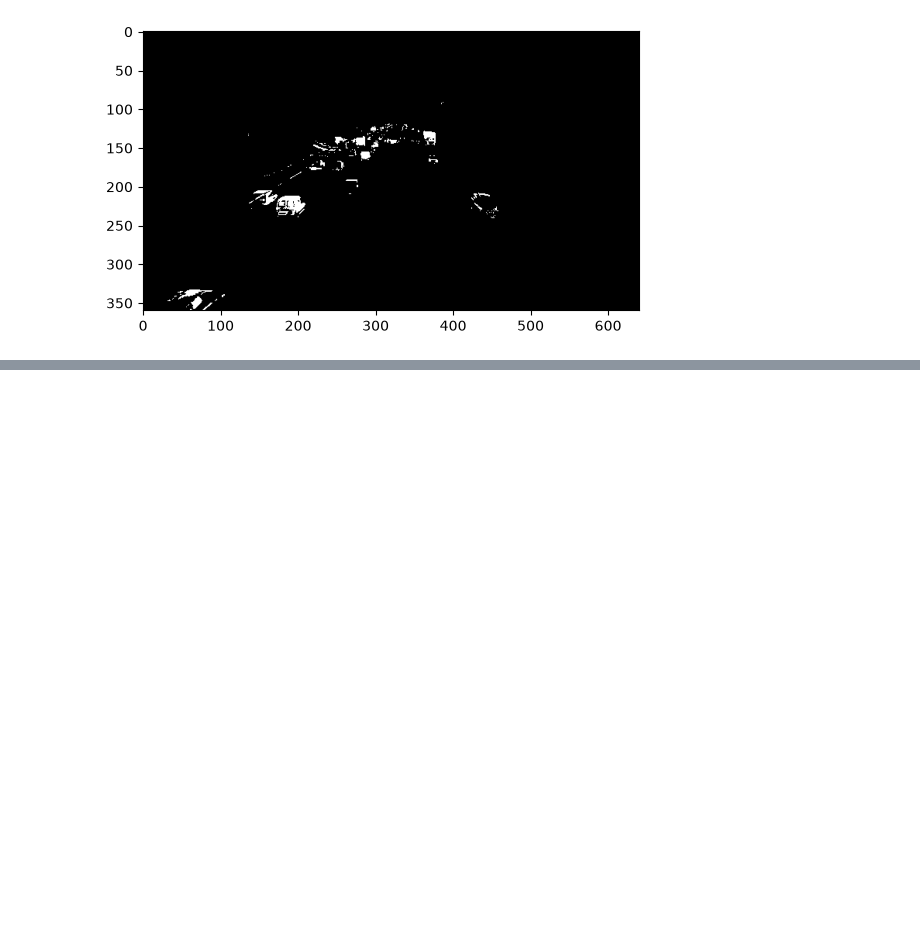
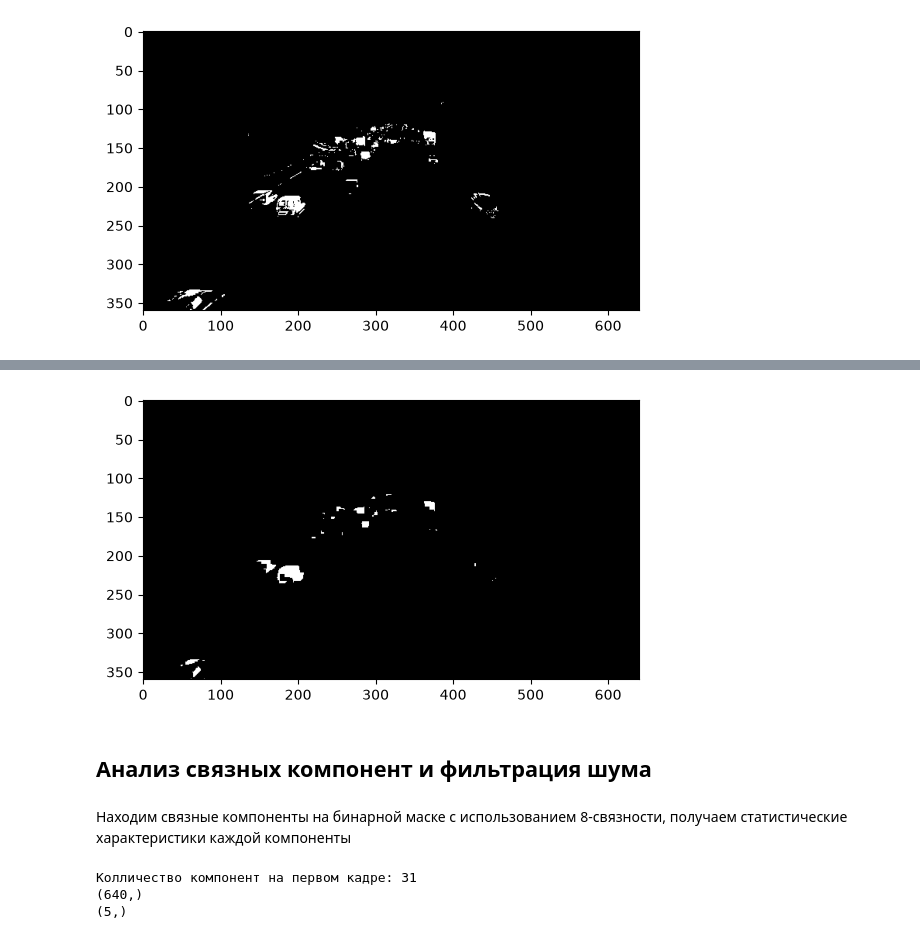
Before and after one commit to CondoR-R/university, a Jupyter notebook: английский/lab_1/lab_1.ipynb, the cells around one changed output, grey strips where cells are left out. Cells and saved outputs as stored; diff of their text form; code cells hidden in the pictures; blank space fills up the shorter version.

```diff
--- a/английский/lab_1/lab_1.ipynb
+++ b/английский/lab_1/lab_1.ipynb
@@ -68,0 +86,40 @@ plt.show()
+# %%
+kernel_erode = np.ones((5, 5), np.uint8)
+
+difference_eroded = np.empty_like(difference_dilated)
+for i in range(difference_dilated.shape[0]):
+    difference_eroded[i] = cv2.erode(difference_dilated[i], kernel_erode)
+
+plt.imshow(difference_eroded[0], cmap='gray')
+plt.show()
+# %% [output]
+[figure, added]
+# %% [markdown]
+## Анализ связных компонент и фильтрация шума
+# %% [markdown]
+Находим связные компоненты на бинарной маске с использованием 8-связности, получаем статистические характеристики каждой компоненты
+# %%
+num_labels_arr = []
+labels_arr = []
+stats_arr = []
+for i in range(difference_eroded.shape[0]):
+    num_labels, labels, stats, _ = cv2.connectedComponentsWithStats(
+        difference_eroded[i],
+        connectivity=8
+    )
+
+    num_labels_arr.append(num_labels)
+    labels_arr.append(labels)
+    stats_arr.append(stats)
+
+num_labels_arr = np.array(num_labels_arr)
+labels_arr = np.array(labels_arr)
+# stats_arr оставляем списком, так как форма неоднородна
+
+print(f'Колличество компонент на первом кадре: {num_labels_arr[0]}')
+print(labels[0].shape)
+print(stats[0].shape)
+# %% [output]
+Колличество компонент на первом кадре: 31
+(640,)
+(5,)
```
Also changed, not shown: parts of 7 cells of this notebook, 2 other files.
